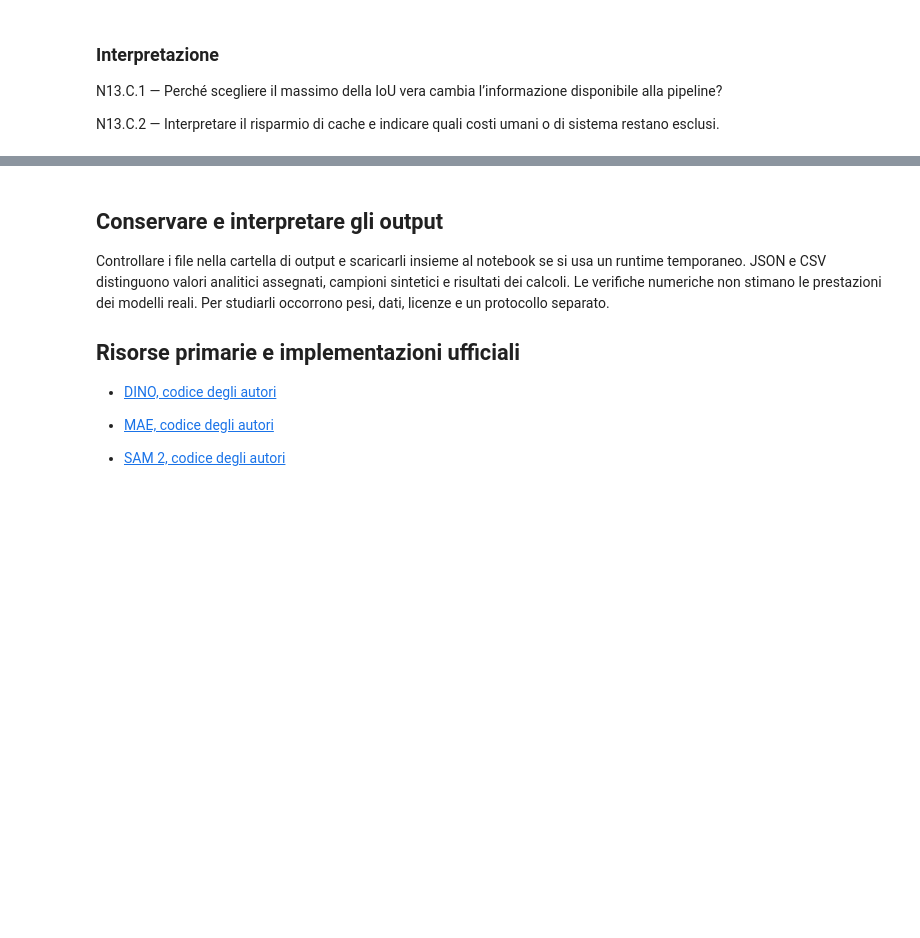
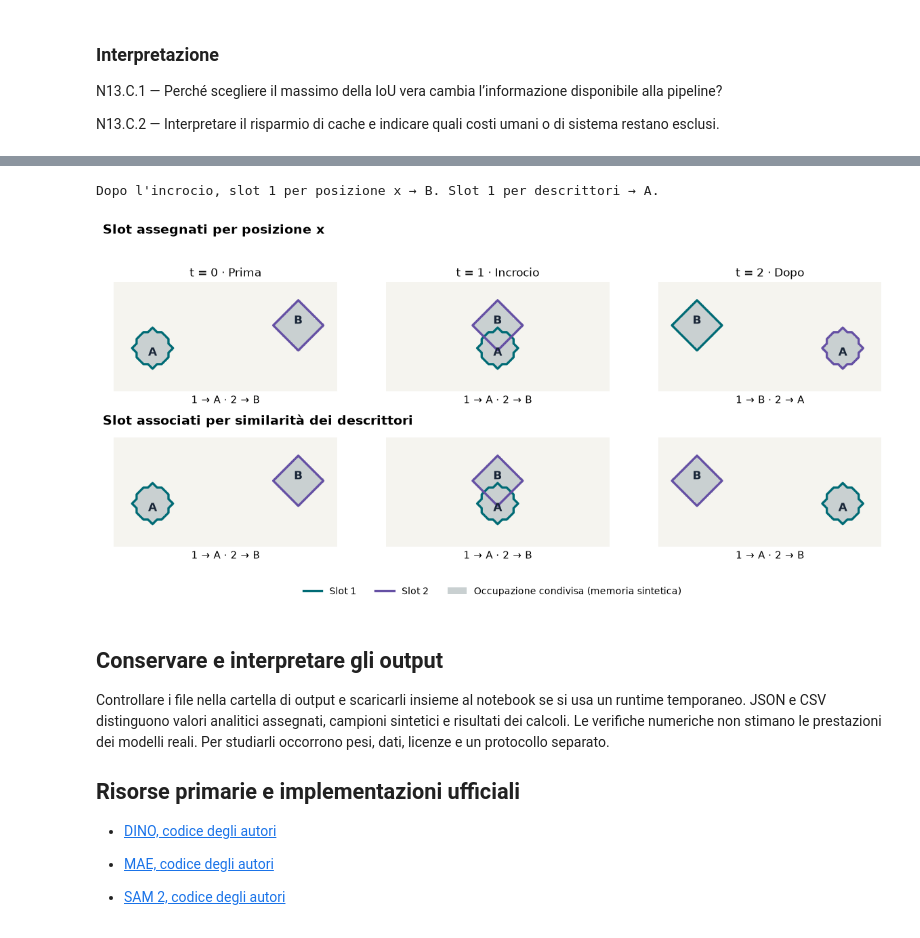
Before and after one commit to cdistante/computer-vision-distante, a Jupyter notebook: capitolo13/capitolo13.ipynb, the cells around one changed output, grey strips where cells are left out. Drawn from its saved outputs; the diff is of its cells as text; code cells hidden in the pictures; blank space fills up the shorter version.

Commit message:
Aggiunge Object Multiplex ai notebook del capitolo 13
Integra la simulazione C39b e allinea i collegamenti e le istruzioni Colab. Il laboratorio sulle fotografie usa SAM 2.1 Hiera tiny.

```diff
--- a/capitolo13/capitolo13.ipynb
+++ b/capitolo13/capitolo13.ipynb
@@ -114,3 +123,75 @@ N13.C.2 — Interpretare il risparmio di cache e indicare quali costi umani o di
+# %%
+# C39b · Object Multiplex, esempio sintetico autosufficiente
+from itertools import permutations
+
+import matplotlib.pyplot as plt
+import numpy as np
+from matplotlib.colors import ListedColormap
+from matplotlib.lines import Line2D
+from matplotlib.patches import Patch
+
+
+def mostra_object_multiplex():
+    x = [(8, 40), (24, 24), (40, 8)]
+    descrittori = [
+        [(1.0, 0.1), (0.1, 1.0)],
+        [(0.9, 0.2), (0.2, 0.9)],
+        [(1.0, 0.2), (0.1, 0.9)],
+    ]
+    riferimenti = np.eye(2)
+    yy, xx = np.mgrid[:31, :49]
+    identita = ("A", "B")
+    slot = ("#006B75", "#6550A4")
+    cmap = ListedColormap(["#F5F4EF", "#C9D0D1"])
+    titoli = ("t = 0 · Prima", "t = 1 · Incrocio", "t = 2 · Dopo")
+    fig, assi = plt.subplots(2, 3, figsize=(12.4, 5.7))
+    fig.subplots_adjust(left=0.035, right=0.975, top=0.83, bottom=0.145, wspace=0.11, hspace=0.42)
+    fig.text(0.035, 0.955, "Slot assegnati per posizione x", fontsize=14, weight="bold")
+    fig.text(0.035, 0.461, "Slot associati per similarità dei descrittori", fontsize=14, weight="bold")
+    risultati = []
+
+    for t, (x_a, x_b) in enumerate(x):
+        maschere = np.array([
+            (xx - x_a) ** 2 + (yy - 12) ** 2 <= 4 ** 2,
+            np.abs(xx - x_b) + np.abs(yy - 17) <= 5,
+        ])
+        memoria = maschere.any(axis=0)  # Mappa comune sintetica del gruppo.
+        feature = np.array(descrittori[t])
+        feature /= np.linalg.norm(feature, axis=1, keepdims=True)
+        coseno = riferimenti @ feature.T
+        per_posizione = tuple(sorted(range(2), key=x[t].__getitem__))
+        per_descrittori = max(permutations(range(2)), key=lambda p: coseno[0, p[0]] + coseno[1, p[1]])
+        risultati.append((per_posizione, per_descrittori))
+
+        for riga, ordine in enumerate((per_posizione, per_descrittori)):
+            ax = assi[riga, t]
+            ax.imshow(memoria, origin="lower", cmap=cmap, vmin=0, vmax=1)
+            for indice_slot, oggetto in enumerate(ordine):
+                ax.contour(maschere[oggetto], levels=[0.5], colors=[slot[indice_slot]], linewidths=2.4)
+                # Le lettere mostrano le identità note, usate solo come annotazioni.
+                ax.text(x[t][oggetto], (11, 18)[oggetto], identita[oggetto],
+                        ha="center", va="center", color="#182537", weight="bold", fontsize=12)
+            if riga == 0:
+                ax.set_title(titoli[t], fontsize=12)
+            ax.set_xlabel(" · ".join(f"{i + 1} → {identita[j]}" for i, j in enumerate(ordine)), fontsize=11)
+            ax.set(xticks=[], yticks=[], xlim=(-0.5, 48.5), ylim=(2.5, 26.5))
+            for bordo in ax.spines.values():
+                bordo.set_visible(False)
+
+    fig.legend(handles=[
+        Line2D([0], [0], color=slot[0], lw=2.4, label="Slot 1"),
+        Line2D([0], [0], color=slot[1], lw=2.4, label="Slot 2"),
+        Patch(facecolor="#C9D0D1", label="Occupazione condivisa (memoria sintetica)"),
+    ], loc="lower center", ncol=3, frameon=False, fontsize=10)
+    assert risultati == [((0, 1), (0, 1)), ((0, 1), (0, 1)), ((1, 0), (0, 1))]
+    print("Dopo l'incrocio, slot 1 per posizione x → B. Slot 1 per descrittori → A.")
+    plt.show()
+
+
+mostra_object_multiplex()
+# %% [output]
+Dopo l'incrocio, slot 1 per posizione x → B. Slot 1 per descrittori → A.
+[figure, added]
 # %% [markdown]
 ## Conservare e interpretare gli output
 
```
Also changed, not shown: parts of 1 cell of this notebook, 6 other files.
